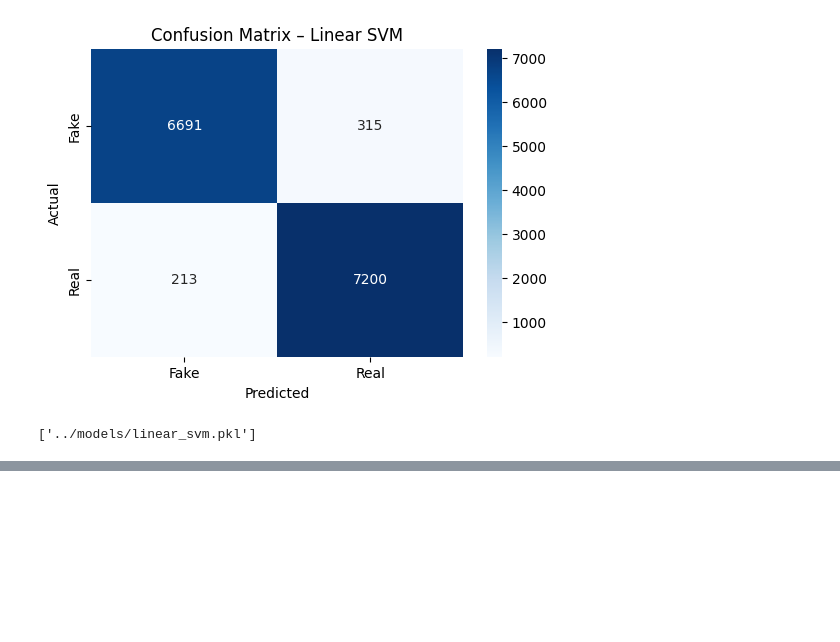
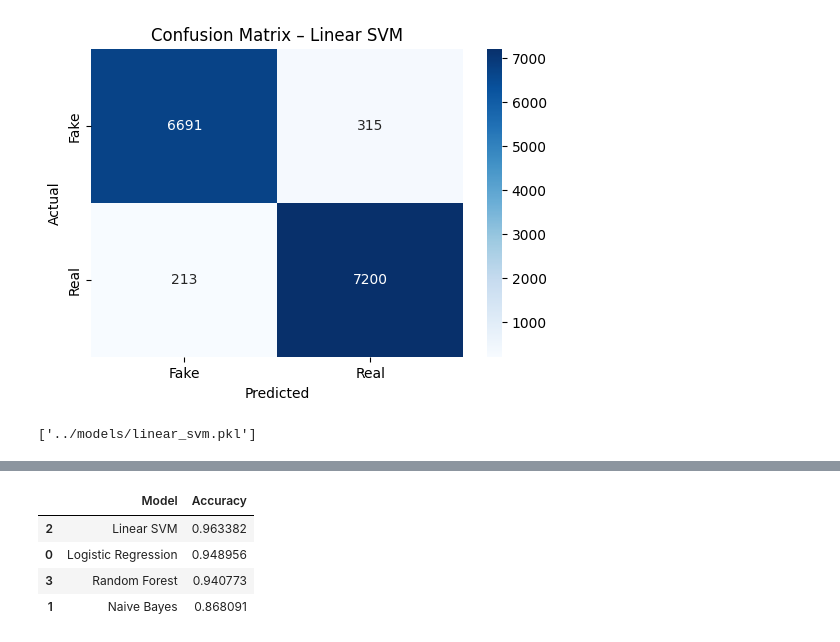
Before and after one commit to Beltinaa/fake-news-detection-project, a Jupyter notebook: notebooks/eda.ipynb, the cells around one changed output, grey strips where cells are left out. Drawn from its saved outputs; the diff is of its cells as text; code cells hidden in the pictures; blank space fills up the shorter version.

```diff
--- a/notebooks/eda.ipynb
+++ b/notebooks/eda.ipynb
@@ -255,0 +319,25 @@ joblib.dump(svm_model, "../models/linear_svm.pkl")
+# %%
+import pandas as pd
+
+results = pd.DataFrame({
+    "Model": [
+        "Logistic Regression",
+        "Naive Bayes",
+        "Linear SVM",
+        "Random Forest"
+    ],
+    "Accuracy": [
+        accuracy_lr,
+        accuracy_nb,
+        accuracy_svm,
+        accuracy_rf
+    ]
+})
+
+results.sort_values(by="Accuracy", ascending=False)
+# %% [output]
+|  | Model | Accuracy |
+| 2 | Linear SVM | 0.963382 |
+| 0 | Logistic Regression | 0.948956 |
+| 3 | Random Forest | 0.940773 |
+| 1 | Naive Bayes | 0.868091 |
```
Also changed, not shown: parts of 4 cells of this notebook.
